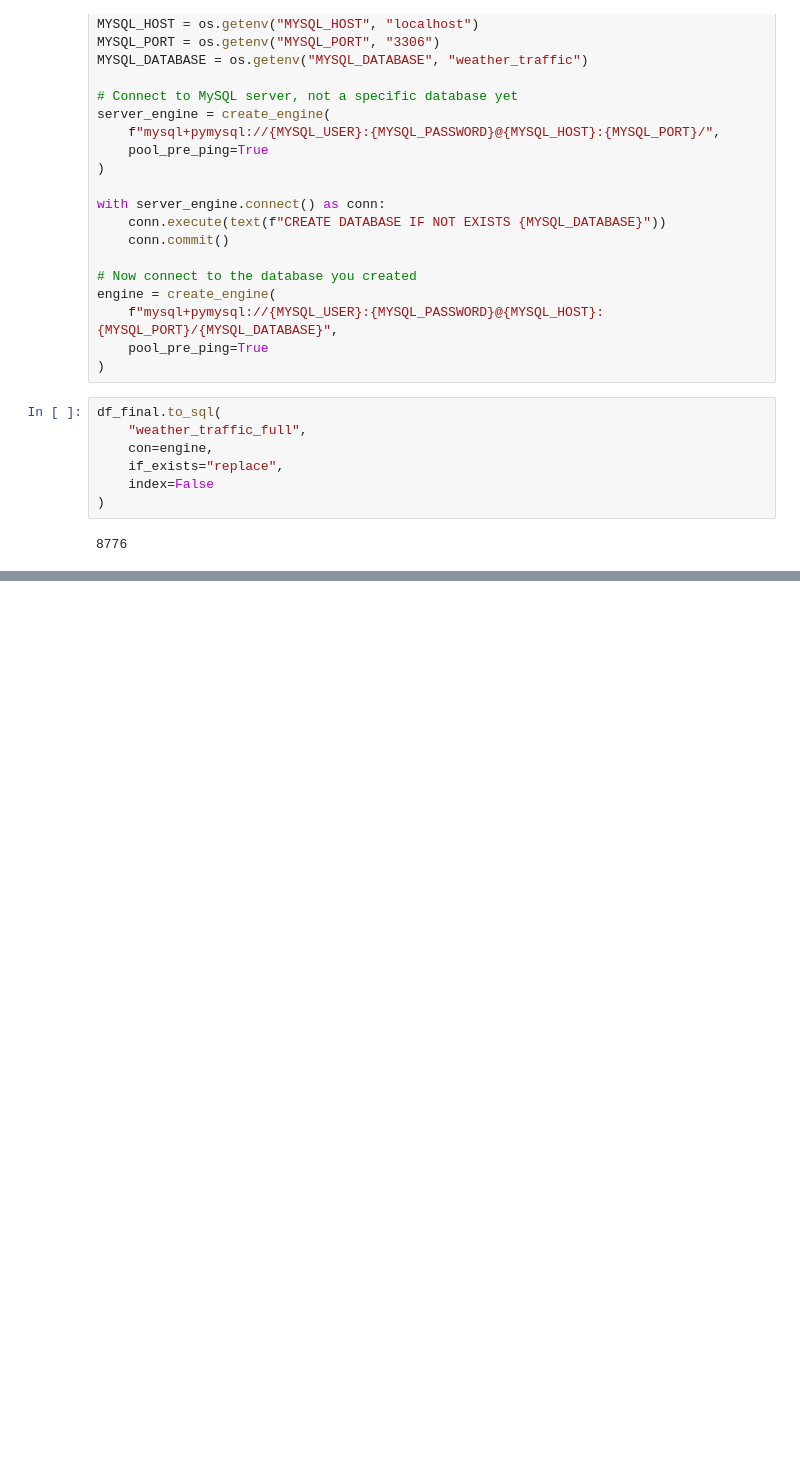
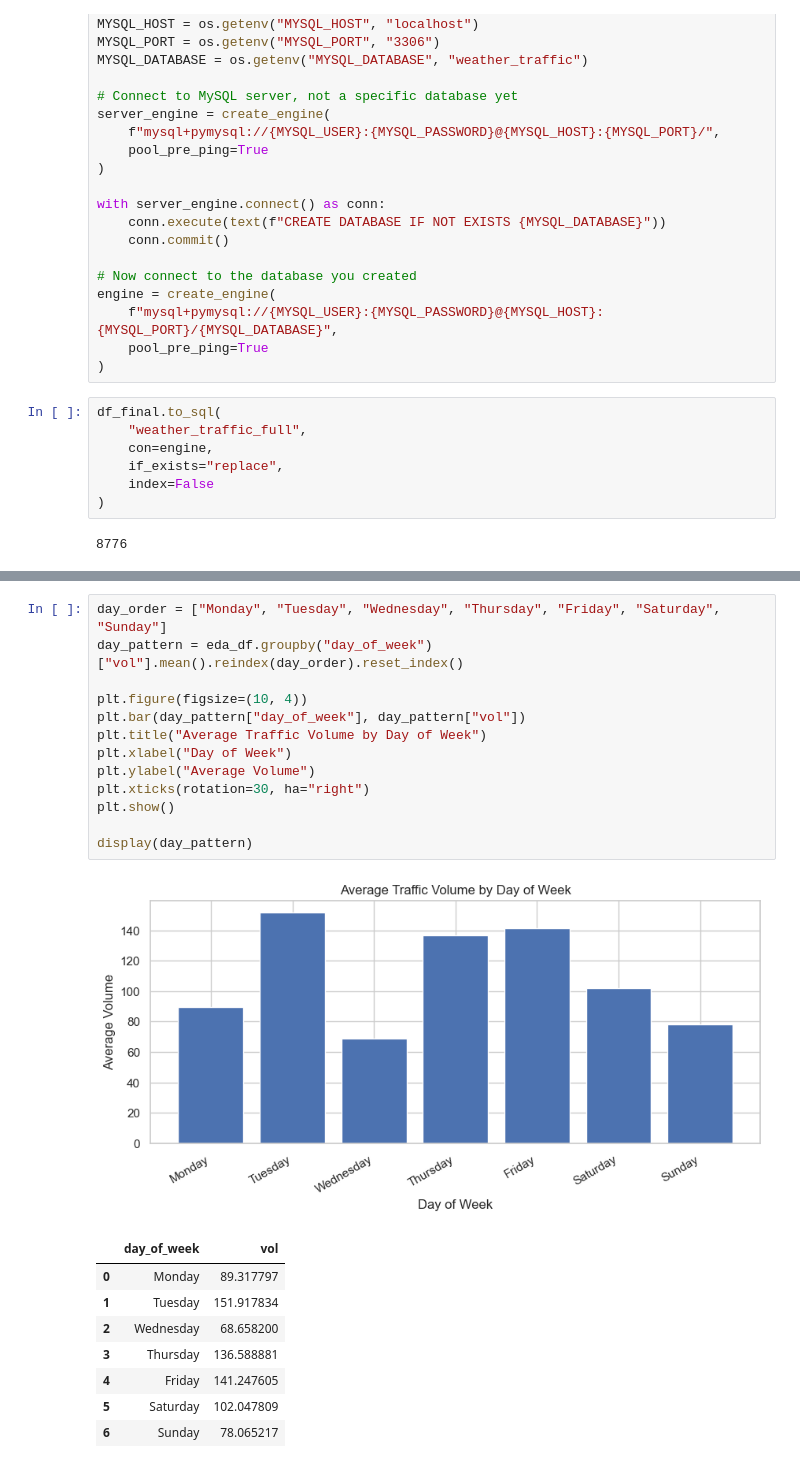
Before and after one commit to datasheng/csc46000-team-project-2026, a Jupyter notebook: proje.ipynb, the cells around one changed output, grey strips where cells are left out. Saved outputs shown, nothing was run; the diff lists cells and outputs as text; blank space fills up the shorter version.

```diff
--- a/proje.ipynb
+++ b/proje.ipynb
@@ -283,0 +404,23 @@ df_final.to_sql(
+# %%
+day_order = ["Monday", "Tuesday", "Wednesday", "Thursday", "Friday", "Saturday", "Sunday"]
+day_pattern = eda_df.groupby("day_of_week")["vol"].mean().reindex(day_order).reset_index()
+
+plt.figure(figsize=(10, 4))
+plt.bar(day_pattern["day_of_week"], day_pattern["vol"])
+plt.title("Average Traffic Volume by Day of Week")
+plt.xlabel("Day of Week")
+plt.ylabel("Average Volume")
+plt.xticks(rotation=30, ha="right")
+plt.show()
+
+display(day_pattern)
+# %% [output]
+[figure, added]
+|  | day_of_week | vol |
+| 0 | Monday | 89.317797 |
+| 1 | Tuesday | 151.917834 |
+| 2 | Wednesday | 68.658200 |
+| 3 | Thursday | 136.588881 |
+| 4 | Friday | 141.247605 |
+| 5 | Saturday | 102.047809 |
+| 6 | Sunday | 78.065217 |
```
Also changed, not shown: parts of 41 cells of this notebook, 2 other files.
